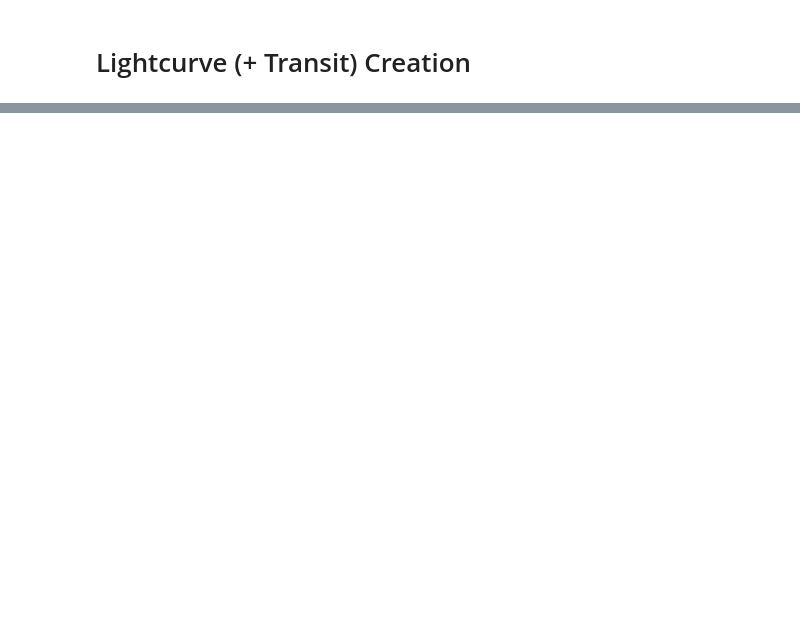
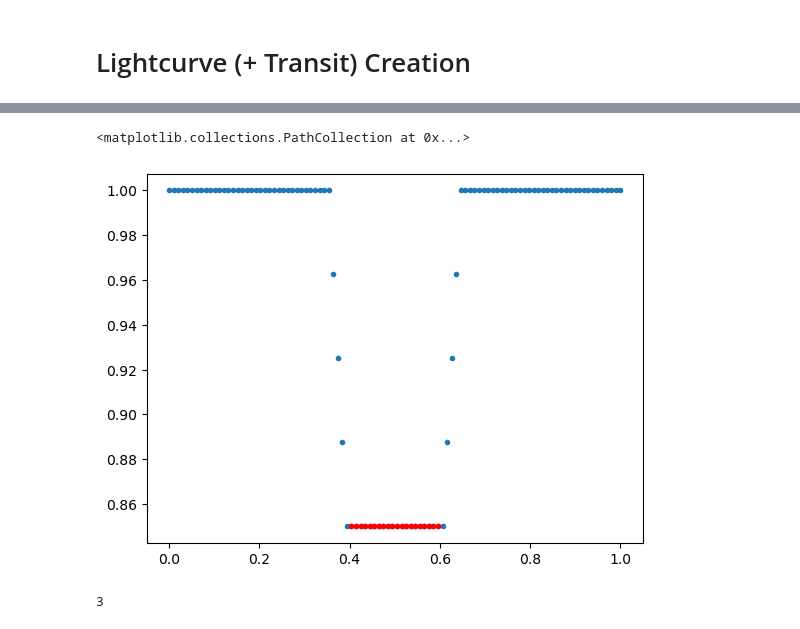
Before and after one commit to skleiman27/codeastroproject, a Jupyter notebook: lcEnhance/tutorial_in_work.ipynb, the cells around one changed output, grey strips where cells are left out. Saved outputs shown, nothing was run; the diff lists cells and outputs as text; code cells hidden in the pictures; blank space fills up the shorter version.

```diff
--- a/lcEnhance/tutorial_in_work.ipynb
+++ b/lcEnhance/tutorial_in_work.ipynb
@@ -90,0 +93,14 @@ False
+# %%
+x = np.linspace(0,1,100)
+y= np.ones(100)
+y[40:60] = .85
+for i in np.arange(35,40):
+    y[i] = 1 - ((i-35)/4)*(1-.85)
+for i in np.arange(60,65):
+    y[i] = 1 + ((i-64)/4)*(1-.85)
+# %%
+plt.scatter(x,y)
+plt.scatter(x[40:60],y[40:60],color = 'r')
+# %% [output]
+<matplotlib.collections.PathCollection at 0x...>
+[figure, added]
@@ -90,0 +206,5 @@ False
+# %%
+transits = LightCurveTheoretical(ticksinper = 100, depth = .1, duration = .3, numper = 2)
+transits.slopelength
+# %% [output]
+3
```
Also changed, not shown: parts of 9 cells of this notebook, 1 other file.
